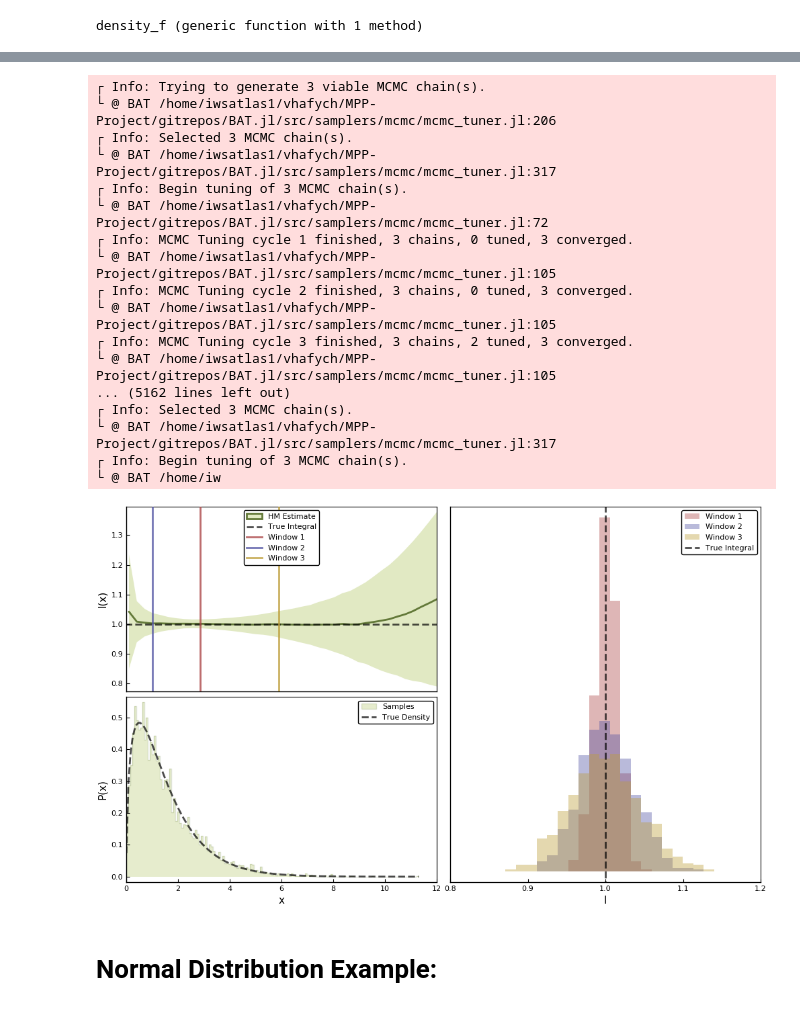
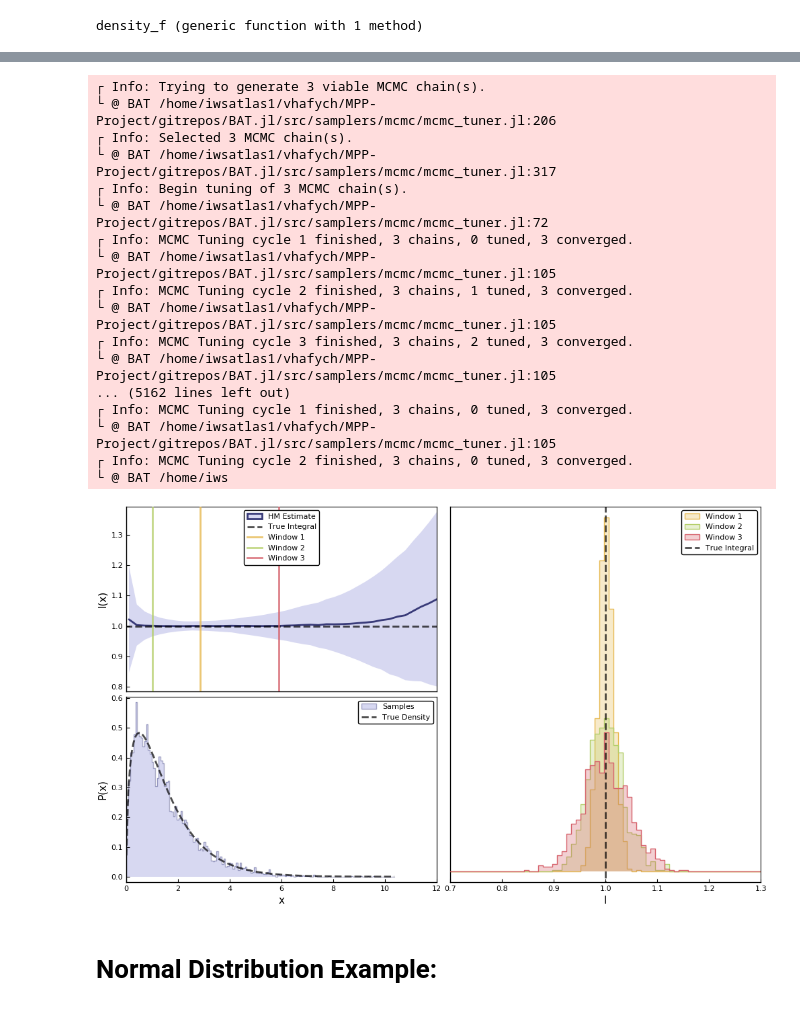
Before and after one commit to VasylHafych/AHMI_Publication, a Jupyter notebook: 1-HarmonicMean.ipynb, the cells around one changed output, grey strips where cells are left out. Drawn from its saved outputs; the diff is of its cells as text; code cells hidden in the pictures.

```diff
--- a/1-HarmonicMean.ipynb
+++ b/1-HarmonicMean.ipynb
@@ -124,7 +127,7 @@ hist = normalize(hist, mode=:pdf);
 
 x_range =  range(0.1, stop=12, length=40)
 
-hm_estimates, r_estimates, cuba_integrals = generate_hm_data(posterior, x_range, Norm_prior, density_f, n_trials=600);
+hm_estimates, r_estimates, cuba_integrals = generate_hm_data(posterior, x_range, Norm_prior, density_f, n_trials=1000);
 
 int_tmp = hm_estimates.*r_estimates
 
@@ -145,15 +148,15 @@ std_int = std(int_tmp, dims=2)[:,1];
 └ @ BAT /home/iwsatlas1/vhafych/MPP-Project/gitrepos/BAT.jl/src/samplers/mcmc/mcmc_tuner.jl:72
 ┌ Info: MCMC Tuning cycle 1 finished, 3 chains, 0 tuned, 3 converged.
 └ @ BAT /home/iwsatlas1/vhafych/MPP-Project/gitrepos/BAT.jl/src/samplers/mcmc/mcmc_tuner.jl:105
-┌ Info: MCMC Tuning cycle 2 finished, 3 chains, 0 tuned, 3 converged.
+┌ Info: MCMC Tuning cycle 2 finished, 3 chains, 1 tuned, 3 converged.
 └ @ BAT /home/iwsatlas1/vhafych/MPP-Project/gitrepos/BAT.jl/src/samplers/mcmc/mcmc_tuner.jl:105
 ┌ Info: MCMC Tuning cycle 3 finished, 3 chains, 2 tuned, 3 converged.
 └ @ BAT /home/iwsatlas1/vhafych/MPP-Project/gitrepos/BAT.jl/src/samplers/mcmc/mcmc_tuner.jl:105
 ... (5162 lines left out)
-┌ Info: Selected 3 MCMC chain(s).
-└ @ BAT /home/iwsatlas1/vhafych/MPP-Project/gitrepos/BAT.jl/src/samplers/mcmc/mcmc_tuner.jl:317
-┌ Info: Begin tuning of 3 MCMC chain(s).
-└ @ BAT /home/iw
+┌ Info: MCMC Tuning cycle 1 finished, 3 chains, 0 tuned, 3 converged.
+└ @ BAT /home/iwsatlas1/vhafych/MPP-Project/gitrepos/BAT.jl/src/samplers/mcmc/mcmc_tuner.jl:105
+┌ Info: MCMC Tuning cycle 2 finished, 3 chains, 0 tuned, 3 converged.
+└ @ BAT /home/iws
 # %%
 # Cutt-off positions:
 
@@ -161,11 +164,11 @@ Ind_1 = 4
 Ind_2 = 10
 Ind_3 = 20
 
-lc1 = line_colors[2]
-lc2 = line_colors[14]
-lc3 = line_colors[10]
+lc1 = line_colors[7]
+lc2 = line_colors[11]
+lc3 = line_colors[15]
 
-bins_integrals = range(minimum(int_tmp), stop = maximum(int_tmp), length = 120)
+bins_integrals = range(minimum(int_tmp), stop = maximum(int_tmp), length = 200)
 
 histogram_1 = fit(Histogram, int_tmp[Ind_1,:], bins_integrals);
 histogram_1 = normalize(histogram_1, mode=:pdf);
@@ -178,11 +181,11 @@ histogram_3 = normalize(histogram_3, mode=:pdf);
 # %%
 p1 = plot(hist,
         seriestype = :steps,
-        linecolor=line_colors[5],
-        linealpha=0.2,
+        linecolor=line_colors[1],
+        linealpha=0.4,
         fill=true,
-        fillcolor=line_colors[8],
-        fillalpha=0.5,
+        fillcolor=line_colors[4],
+        fillalpha=0.4,
         label="Samples"
     )
 
@@ -203,10 +206,10 @@ p1 = plot!(grid=:false,
 
 p2 = plot(x_range, mean_int,
         lw=2,
-        linecolor=line_colors[5],
-        fillcolor=line_colors[8],
+        linecolor=line_colors[1],
+        fillcolor=line_colors[4],
         ribbon=std_int,
-        fillalpha=0.6,
+        fillalpha=0.4,
         label="HM Estimate"
     )
 
@@ -250,10 +253,10 @@ p3 = plot(histogram_2,
         seriestype = :steps,
         linecolor=lc2,
         linealpha=1,
-        lw=0,
+        lw=1,
         fill=true,
         fillcolor=lc2,
-        fillalpha=0.4,
+        fillalpha=0.3,
         label="Window 1",
         xlims=(0.9, 1.1)
     )
@@ -262,41 +265,43 @@ p3 = plot!(histogram_1,
         seriestype = :steps,
         linecolor=lc1,
         linealpha=1,
-        lw=0,
+        lw=1,
         fill=true,
         fillcolor=lc1,
-        fillalpha=0.4,
+        fillalpha=0.3,
         label="Window 2",
         xlims=(0.9, 1.1)
     )
 
 p3 = plot!(histogram_3,
         seriestype = :steps,
         linecolor=lc3,
         linealpha=1,
-        lw=0,
+        lw=1,
         fill=true,
         fillcolor=lc3,
-        fillalpha=0.4,
+        fillalpha=0.3,
         label="Window 3",
-        xlims=(0.8, 1.2)
+        xlims=(0.7, 1.3)
     )
 
 p3 = vline!([1],
         linecolor=:black,
         linestyle=:dash,
         linealpha=0.7,
         lw=2,
         label="True Integral",
         grid=false,
         frame=true,
         yaxis=nothing, xlabel="I"
     )
 
+
+
 p4 = plot(p2, p1, layout = (2,1))
 p5 = plot(p4, p3, layout=(1,2), size=(1000,600))
 # %% [output]
-[figure, old version]
+[figure, new version]
 # %% [markdown]
 # Normal Distribution Example:
 # %%
```
Also changed, not shown: parts of 10 cells of this notebook.
